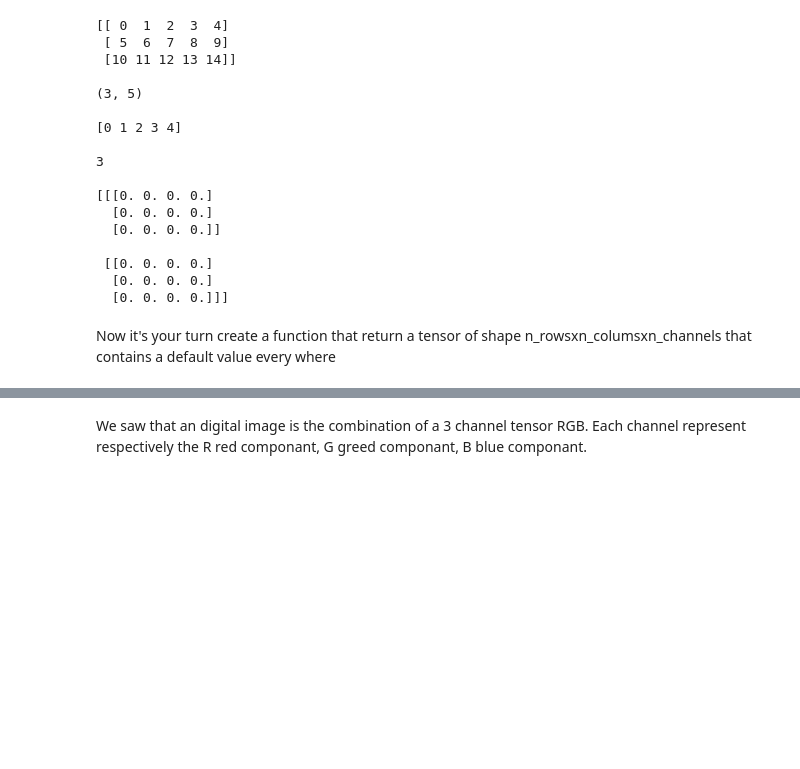
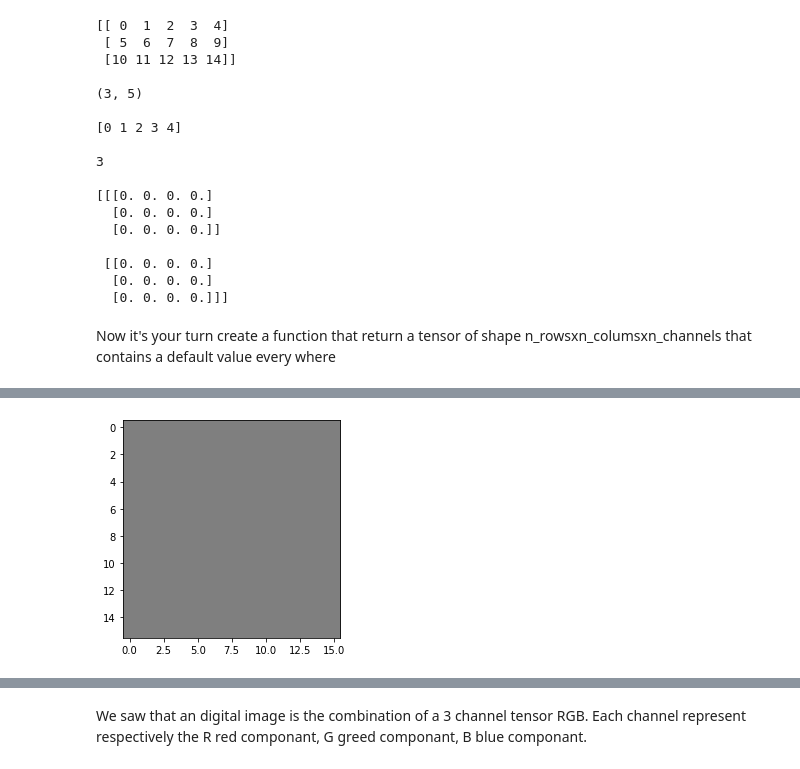
Before and after one commit to DL-ECE/tp2-deeplearningonimages-Pymboss75, a Jupyter notebook: convolution.ipynb, the cells around one changed output, grey strips where cells are left out. Cells and saved outputs as stored; diff of their text form; code cells hidden in the pictures; blank space fills up the shorter version.

```diff
--- a/convolution.ipynb
+++ b/convolution.ipynb
@@ -129,0 +129,4 @@ def plot_one_tensor(image_tensor: np.array):
+# %%
+plot_one_tensor(gray_like)
+# %% [output]
+[figure, added]
```
Also changed, not shown: parts of 15 cells of this notebook.
